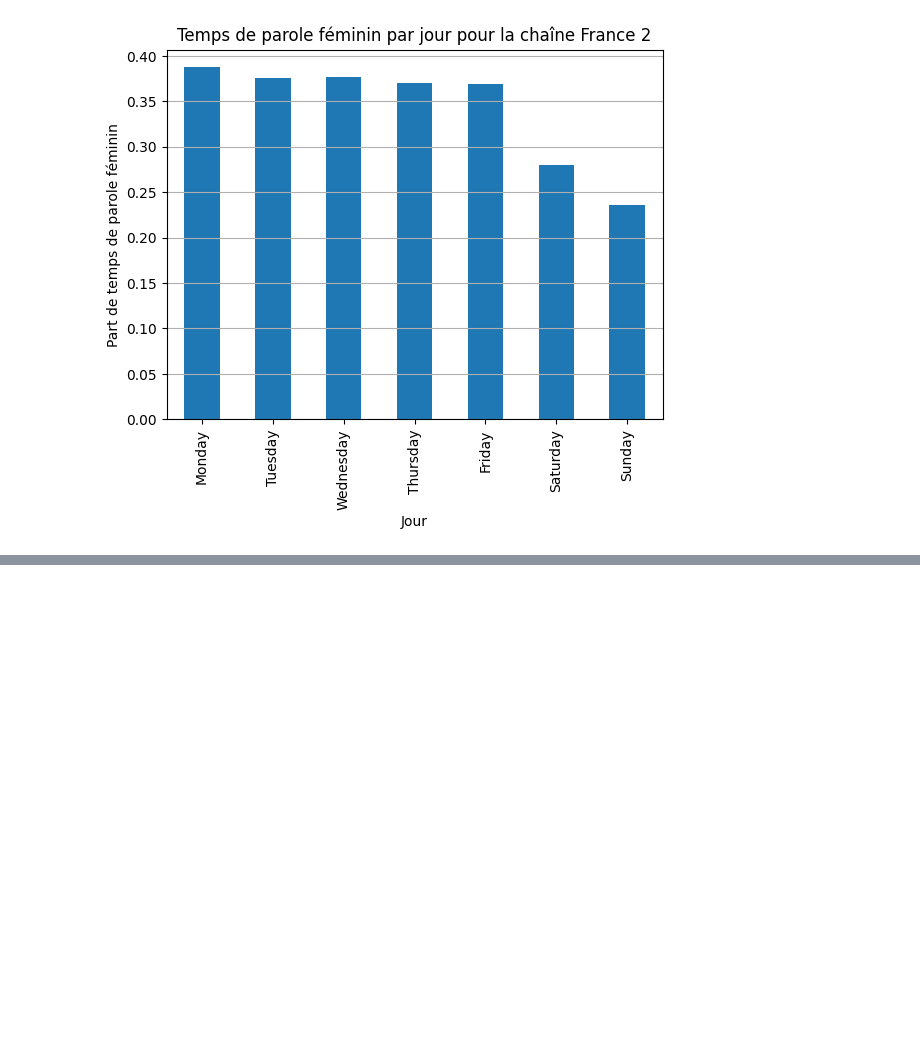
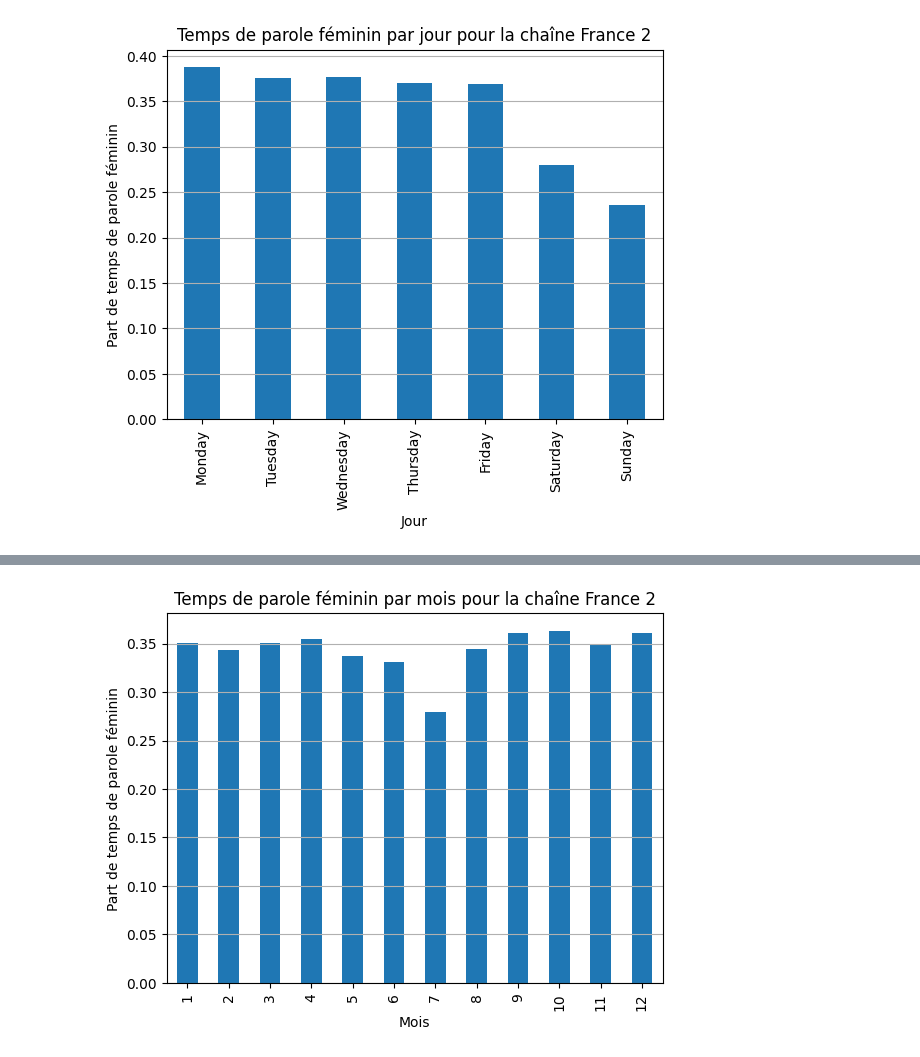
Before and after one commit to Gstrems/Projet_python_2A, a Jupyter notebook: stat_explo_parite.ipynb, the cells around one changed output, grey strips where cells are left out. Cells and saved outputs as stored; diff of their text form; code cells hidden in the pictures; blank space fills up the shorter version.

```diff
--- a/stat_explo_parite.ipynb
+++ b/stat_explo_parite.ipynb
@@ -96,0 +140,14 @@ diagramme_temps_parole_jour('FR2')
+# %%
+# Temps de parole féminin par mois de l'année
+
+parite['year_month_number'] = parite['date'].dt.month
+
+parite_mois_chaine = parite.groupby(['channel_code', 'year_month_number']).agg(
+    channel_name = ('channel_name', 'first'),
+    female_duration = ('female_duration', 'sum'),
+    male_duration = ('male_duration', 'sum')
+).reset_index()
+
+parite_mois_chaine['proportion_female'] = parite_mois_chaine['female_duration'] / (parite_mois_chaine['female_duration'] + parite_mois_chaine['male_duration'])
+
+parite_mois_chaine.head()
@@ -96,0 +161,23 @@ diagramme_temps_parole_jour('FR2')
+# %%
+# Representation de la proportion de temps de parole féminin par mois de l'année
+
+def diagramme_temps_parole_mois(code_chaine):
+    parite_mois = parite_mois_chaine[
+        parite_mois_chaine['channel_code'] == code_chaine
+    ].reset_index()
+    diag = parite_mois.sort_values(by='year_month_number').plot.bar(
+        x = 'year_month_number',
+        y = 'proportion_female',
+        title = "Temps de parole féminin par mois pour la chaîne " + parite_mois['channel_name'][0],
+        legend=False,
+        xlabel="Mois",
+        ylabel="Part de temps de parole féminin",
+        grid=True
+    )
+
+    diag.xaxis.grid(False)
+# %%
+# France 2 : décrochage en juillet (Tour de France)
+diagramme_temps_parole_mois('FR2')
+# %% [output]
+[figure, added]
```
Also changed, not shown: parts of 8 cells of this notebook.
